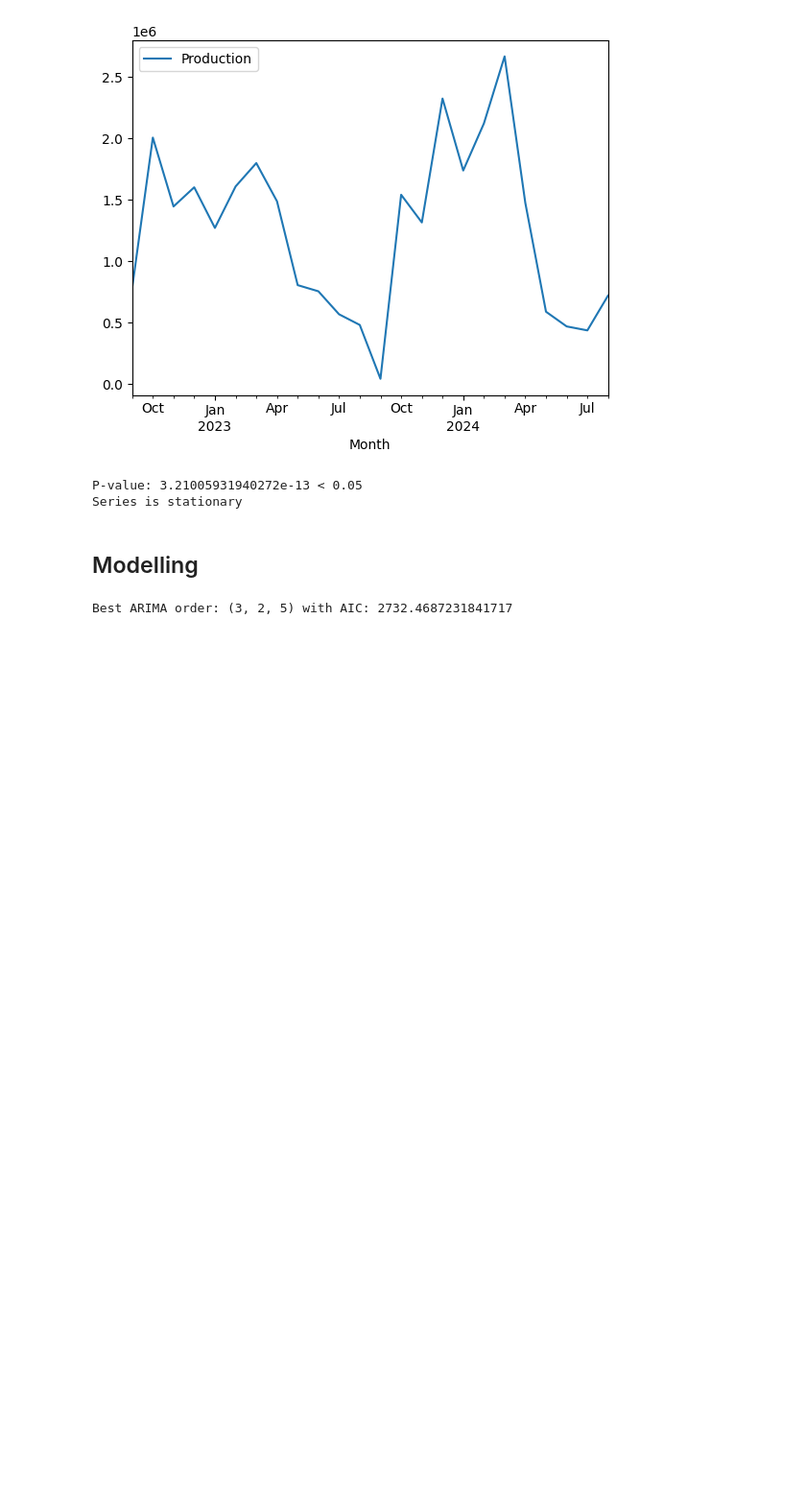
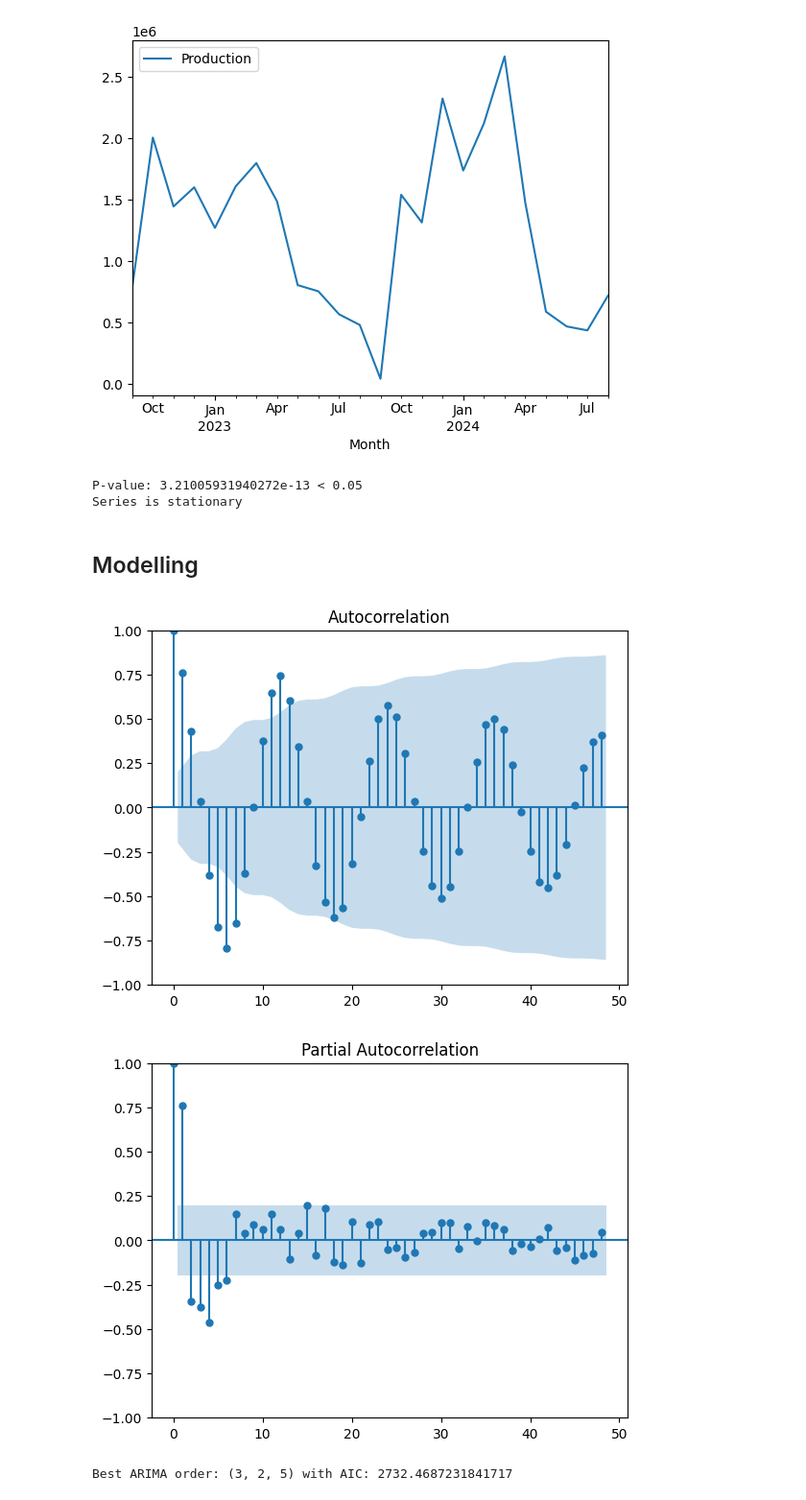
Before and after one commit to LeinnarF/Math_Modeling_Research_ARIMAX, a Jupyter notebook: Production_ARIMA.ipynb, the cells around one changed output. Shown at 96% size. Drawn from its saved outputs; the diff is of its cells as text; code cells hidden in the pictures; blank space fills up the shorter version.

```diff
--- a/Production_ARIMA.ipynb
+++ b/Production_ARIMA.ipynb
@@ -130,6 +130,14 @@ P-value: 3.21005931940272e-13 < 0.05
 Series is stationary
 # %% [markdown]
 ## Modelling
+# %%
+from statsmodels.graphics.tsaplots import plot_acf, plot_pacf
+
+plot_acf(train_prod, lags=48);
+plot_pacf(train_prod, lags=48);
+# %% [output]
+[figure, added]
+[figure, added]
 # %%
 from statsmodels.tsa.stattools import adfuller
 from statsmodels.tsa.arima.model import ARIMA
```
Also changed, not shown: parts of 3 cells of this notebook, 1 other file.
